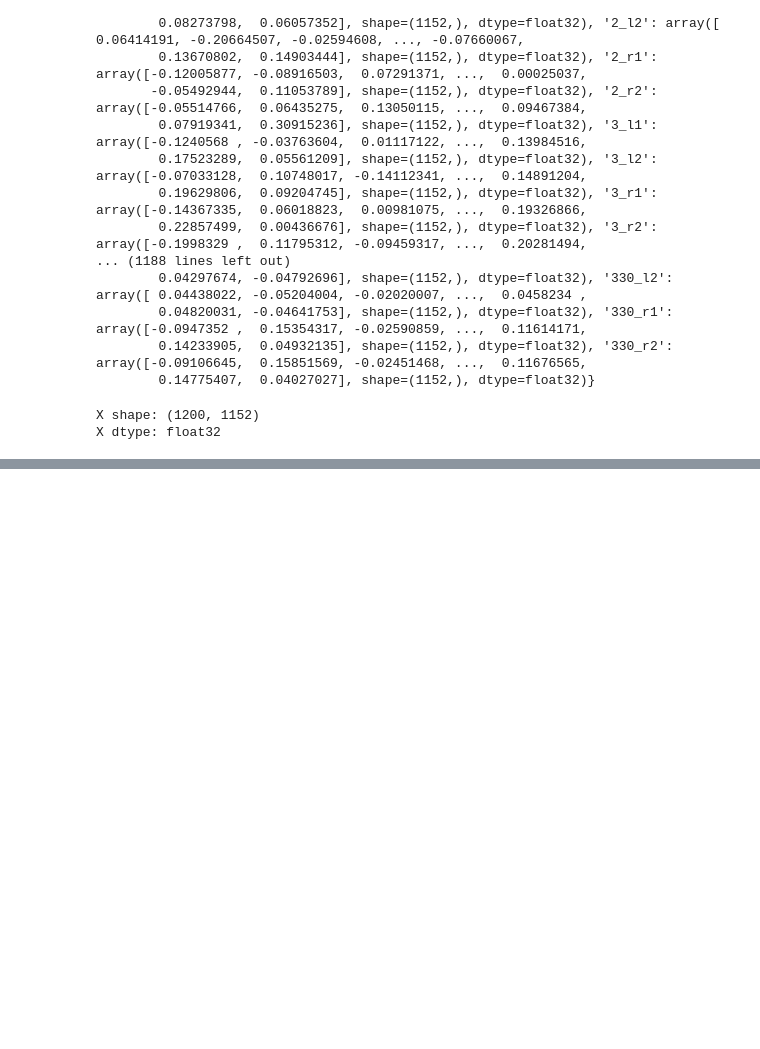
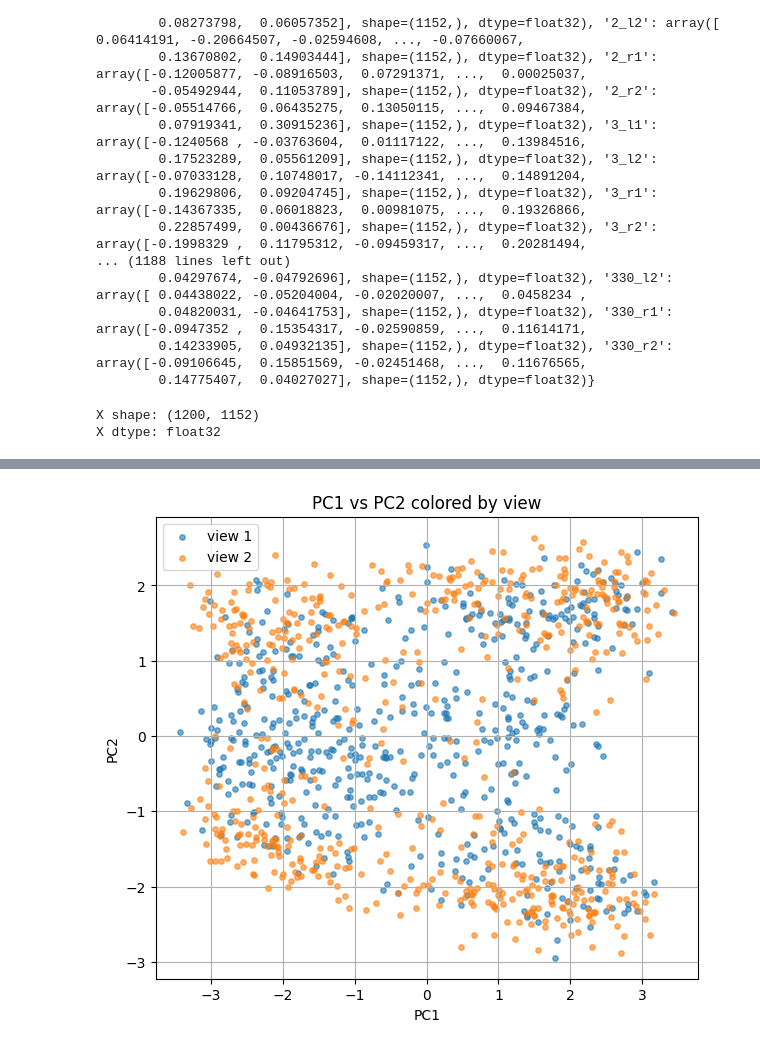
Before and after one commit to epsilonXR/PCA_test, a Jupyter notebook: DR_PCA.ipynb, the cells around one changed output, grey strips where cells are left out. Cells and saved outputs as stored; diff of their text form; code cells hidden in the pictures; blank space fills up the shorter version.

```diff
--- a/DR_PCA.ipynb
+++ b/DR_PCA.ipynb
@@ -42,0 +202,14 @@ X dtype: float32
+# %%
+plt.figure(figsize=(7,6))
+for v in [1, 2]:
+    mask = views == v
+    plt.scatter(X_pca[mask, 0], X_pca[mask, 1], s=15, alpha=0.6, label=f"view {v}")
+
+plt.xlabel("PC1")
+plt.ylabel("PC2")
+plt.title("PC1 vs PC2 colored by view")
+plt.legend()
+plt.grid(True)
+plt.show()
+# %% [output]
+[figure, added]
```
Also changed, not shown: parts of 15 cells of this notebook, 5 other files.
